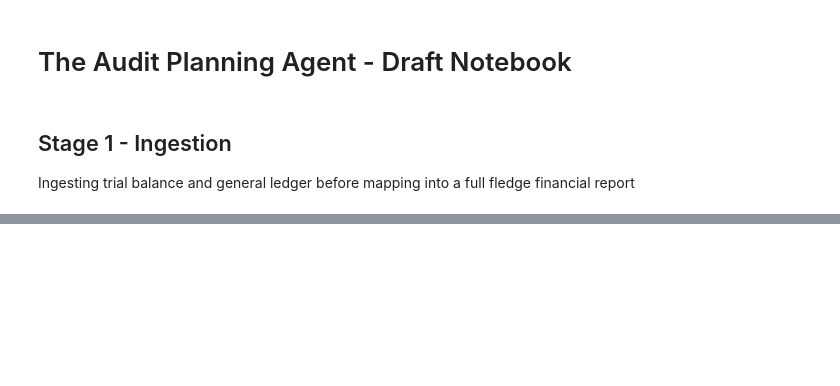
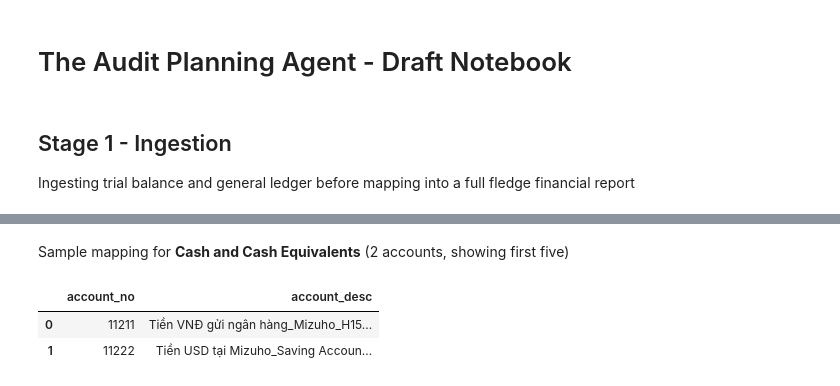
Before and after one commit to lehai0609/Planning_Agent_NDD, a Jupyter notebook: notebooks/draft.ipynb, the cells around one changed output, grey strips where cells are left out. Saved outputs shown, nothing was run; the diff lists cells and outputs as text; code cells hidden in the pictures; blank space fills up the shorter version.

```diff
--- a/notebooks/draft.ipynb
+++ b/notebooks/draft.ipynb
@@ -135,0 +465,80 @@ for dataset_name, dataframe in ingested_frames.items():
+# %%
+def _normalize_selector_values(values: list[str | int]) -> list[str]:
+    return [str(value).strip() for value in values]
+
+
+def _range_mask(series: pd.Series, selector_range: str) -> pd.Series:
+    """Return mask of rows whose numeric account number falls within the inclusive range."""
+    parts = selector_range.split("-")
+    if len(parts) != 2:
+        raise ValueError(f"Invalid range selector: {selector_range}")
+    start_raw, end_raw = parts[0].strip(), parts[1].strip()
+    numeric_series = pd.to_numeric(series, errors="coerce")
+    start_num = pd.to_numeric(start_raw, errors="coerce")
+    end_num = pd.to_numeric(end_raw, errors="coerce")
+
+    if pd.notna(start_num) and pd.notna(end_num):
+        return numeric_series.between(start_num, end_num)
+
+    # Fallback to lexical comparison when numeric conversion fails
+    return series.apply(lambda value: start_raw <= value <= end_raw)
+
+
+def select_leaf_accounts(
+    leaf_df: pd.DataFrame, selectors: Dict[str, list[str | int]]
+) -> pd.DataFrame:
+    """Return the subset of leaf accounts that match the supplied selectors."""
+    if not selectors:
+        return leaf_df.copy()
+
+    accounts = leaf_df["account_no"].astype(str)
+    mask = pd.Series(False, index=leaf_df.index)
+
+    if "codes" in selectors:
+        codes = _normalize_selector_values(selectors["codes"])
+        mask |= accounts.isin(codes)
+
+    if "prefixes" in selectors:
+        prefixes = tuple(_normalize_selector_values(selectors["prefixes"]))
+        mask |= accounts.str.startswith(prefixes)
+
+    if "ranges" in selectors:
+        for selector_range in selectors["ranges"]:
+            mask |= _range_mask(accounts, str(selector_range))
+
+    result = leaf_df.loc[mask].copy()
+
+    balance_filter = selectors.get("balance")
+    if balance_filter:
+        if "closing_signed" in result.columns:
+            balance_values = pd.to_numeric(result["closing_signed"], errors="coerce")
+        elif "closing" in result.columns:
+            balance_values = pd.to_numeric(result["closing"], errors="coerce")
+        else:
+            raise KeyError(
+                "Leaf DataFrame must include 'closing_signed' or 'closing' to apply balance filter."
+            )
+        if balance_filter == "debit":
+            result = result[balance_values > 0]
+        elif balance_filter == "credit":
+            result = result[balance_values < 0]
+
+    return result
+
+
+# Quick smoke-test: list first few accounts mapped to cash line (if available).
+if balance_sheet_rules:
+    sample_rule = balance_sheet_rules[0]
+    sample_accounts = select_leaf_accounts(TB_LEAVES[2025], sample_rule.get("selectors", {}))
+    display(
+        Markdown(
+            f"Sample mapping for **{sample_rule['line']}** "
+            f"({len(sample_accounts)} accounts, showing first five)"
+        )
+    )
+    display(sample_accounts[["account_no", "account_desc"]].head())
+# %% [output]
+Sample mapping for **Cash and Cash Equivalents** (2 accounts, showing first five)
+|  | account_no | account_desc |
+| 0 | 11211 | Tiền VNĐ gửi ngân hàng_Mizuho_H15... |
+| 1 | 11222 | Tiền USD tại Mizuho_Saving Accoun... |
```
Also changed, not shown: parts of 9 cells of this notebook, 17 other files.
